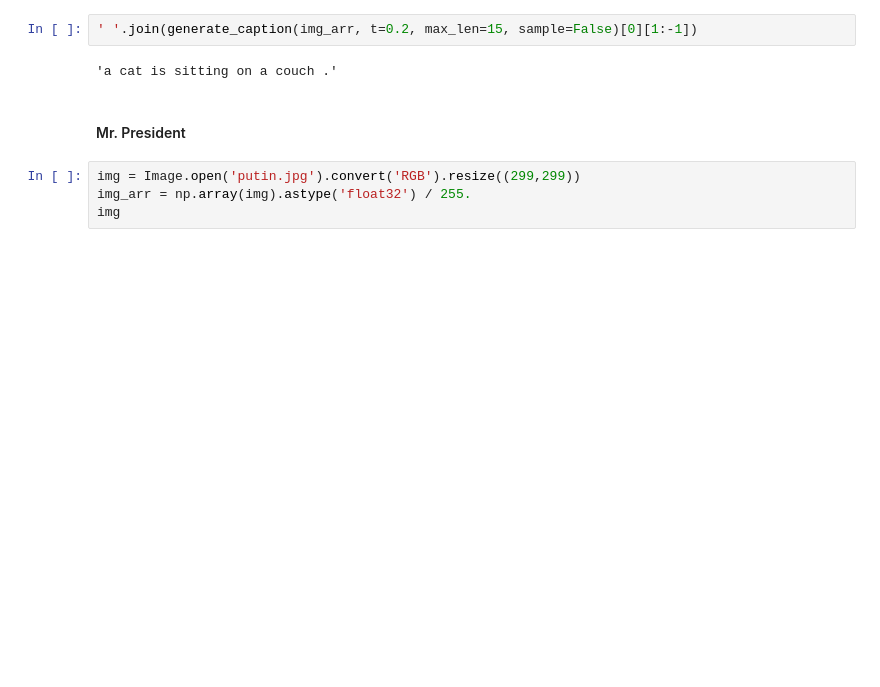
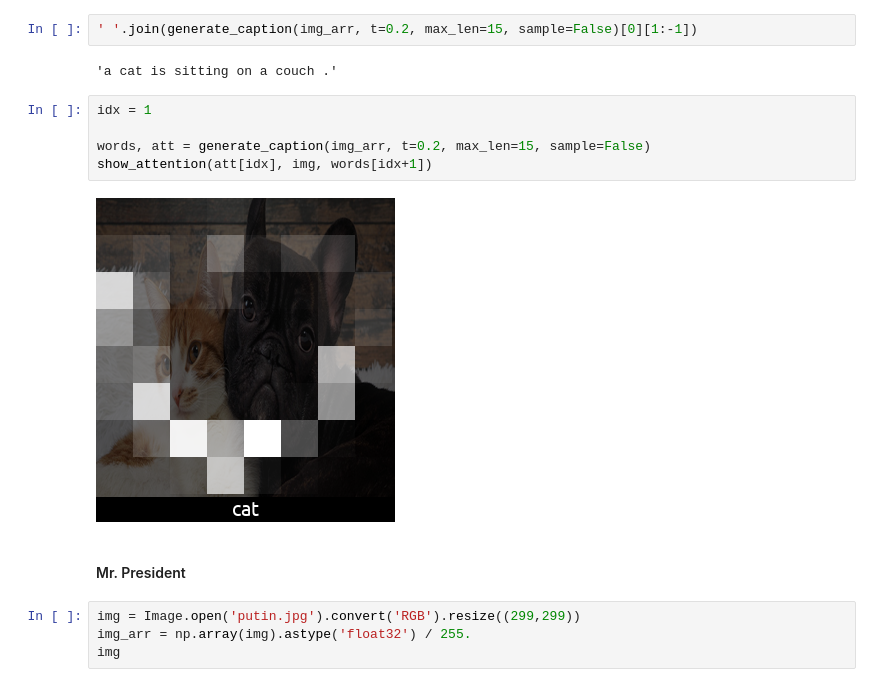
Before and after one commit to addward/ImageCaptioningNN, a Jupyter notebook: image_captionong_attention.ipynb, the cells around one changed output. Cells and saved outputs as stored; diff of their text form; blank space fills up the shorter version.

```diff
--- a/image_captionong_attention.ipynb
+++ b/image_captionong_attention.ipynb
@@ -649,6 +700,13 @@ a black and white cat is standing in a room .
 ' '.join(generate_caption(img_arr, t=0.2, max_len=15, sample=False)[0][1:-1])
 # %% [output]
 'a cat is sitting on a couch .'
+# %%
+idx = 1
+
+words, att = generate_caption(img_arr, t=0.2, max_len=15, sample=False)
+show_attention(att[idx], img, words[idx+1])
+# %% [output]
+[figure, added]
 # %% [markdown]
 #### Mr. President
 # %%
```
Also changed, not shown: parts of 18 cells of this notebook, 4 other files.
